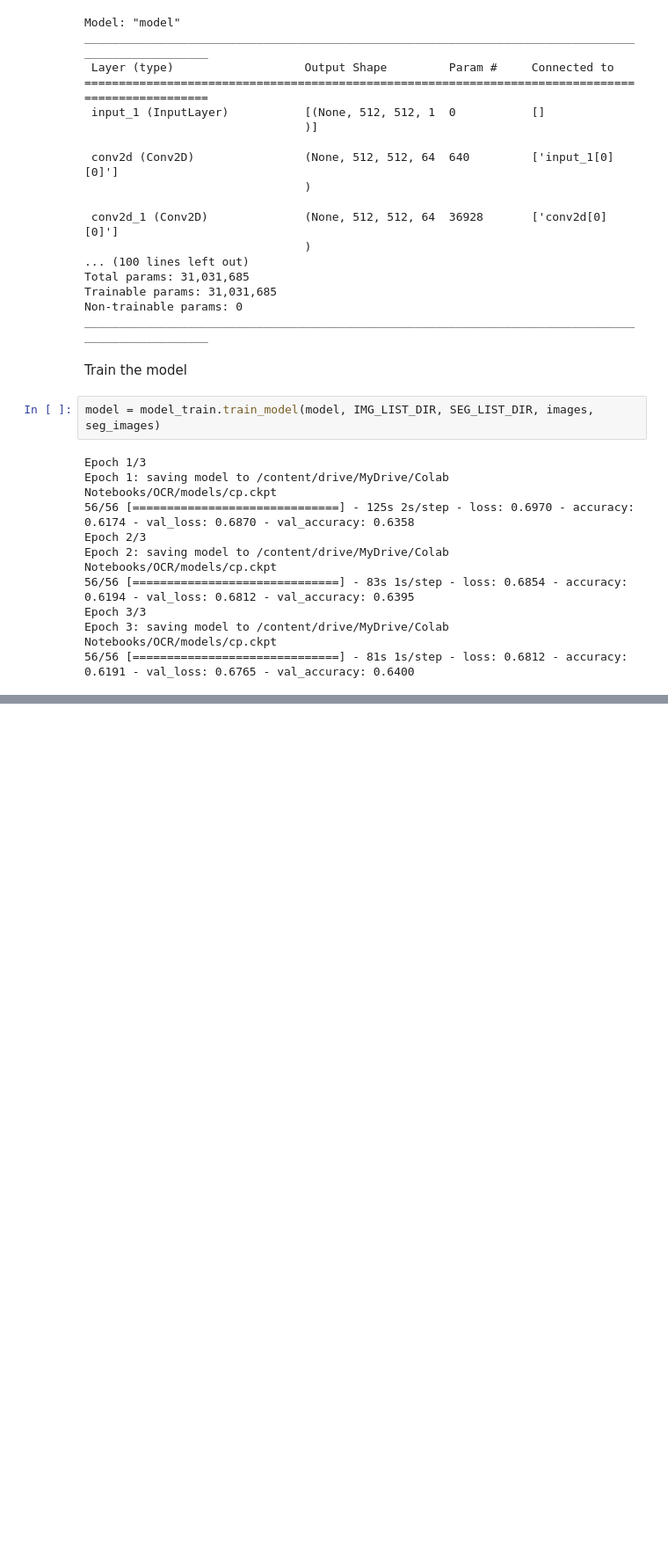
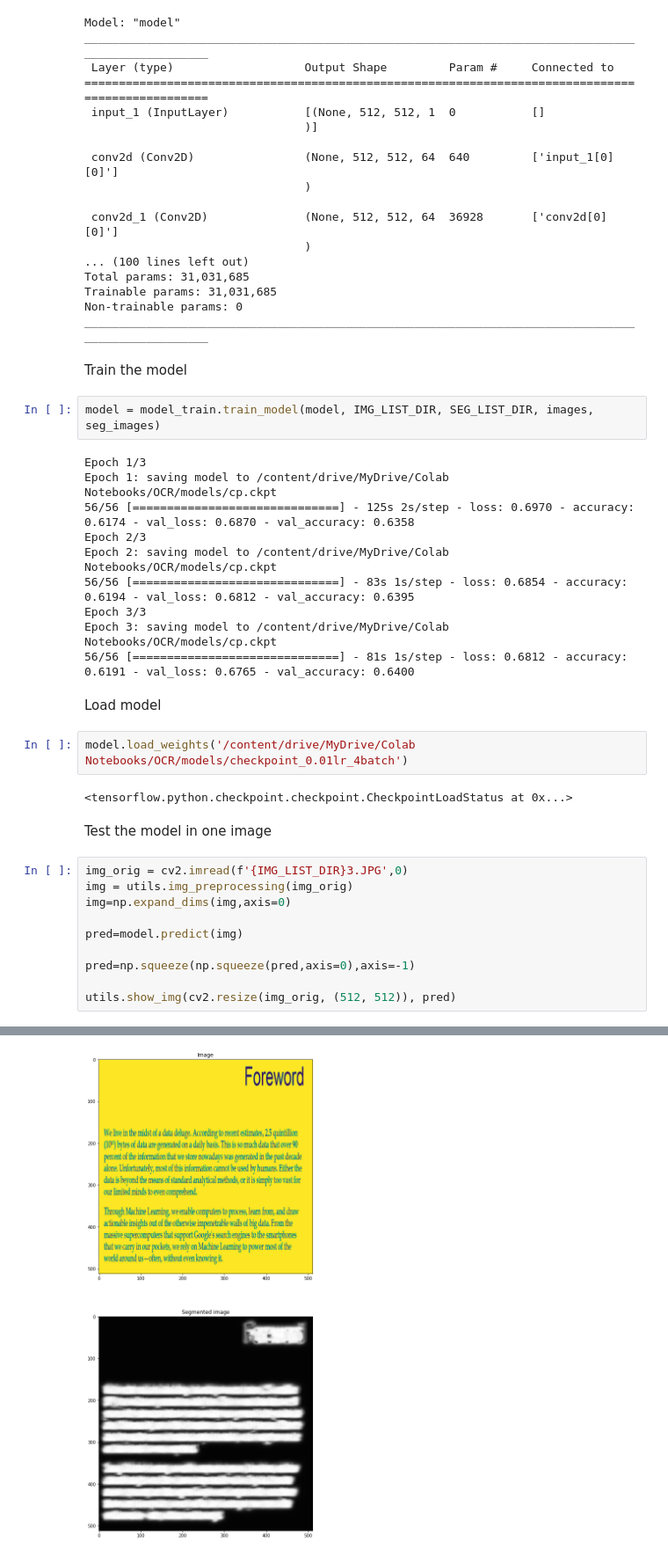
Before and after one commit to inesmcm26/ocr-from-scratch, a Jupyter notebook: notebooks/main.ipynb, the cells around one changed output, grey strips where cells are left out. Shown: that part at 88% size. Cells and saved outputs as stored; diff of their text form; blank space fills up the shorter version.

Commit message:
added visualization of segmentation and bounding boxes prediction

```diff
--- a/notebooks/main.ipynb
+++ b/notebooks/main.ipynb
@@ -75,3 +78,22 @@ Epoch 2: saving model to /content/drive/MyDrive/Colab Notebooks/OCR/models/cp.ck
 Epoch 3/3
 Epoch 3: saving model to /content/drive/MyDrive/Colab Notebooks/OCR/models/cp.ckpt
 56/56 [==============================] - 81s 1s/step - loss: 0.6812 - accuracy: 0.6191 - val_loss: 0.6765 - val_accuracy: 0.6400
+# %% [markdown]
+Load model
+# %%
+model.load_weights('/content/drive/MyDrive/Colab Notebooks/OCR/models/checkpoint_0.01lr_4batch')
+# %% [output]
+<tensorflow.python.checkpoint.checkpoint.CheckpointLoadStatus at 0x...>
+# %% [markdown]
+Test the model in one image
+# %%
+img_orig = cv2.imread(f'{IMG_LIST_DIR}3.JPG',0)
+img = utils.img_preprocessing(img_orig)
+img=np.expand_dims(img,axis=0)
+
+pred=model.predict(img)
+
+pred=np.squeeze(np.squeeze(pred,axis=0),axis=-1)
+
+utils.show_img(cv2.resize(img_orig, (512, 512)), pred)
+# %% [output]
@@ -77,0 +101 @@ Epoch 3: saving model to /content/drive/MyDrive/Colab Notebooks/OCR/models/cp.ck
+[figure, added]
```
Also changed, not shown: parts of 3 cells of this notebook.
